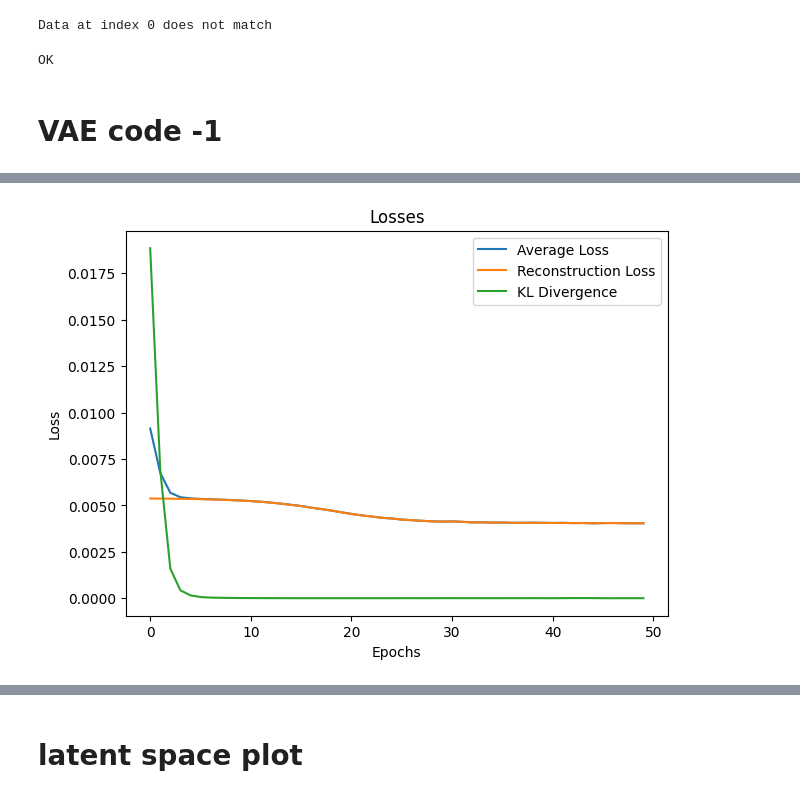
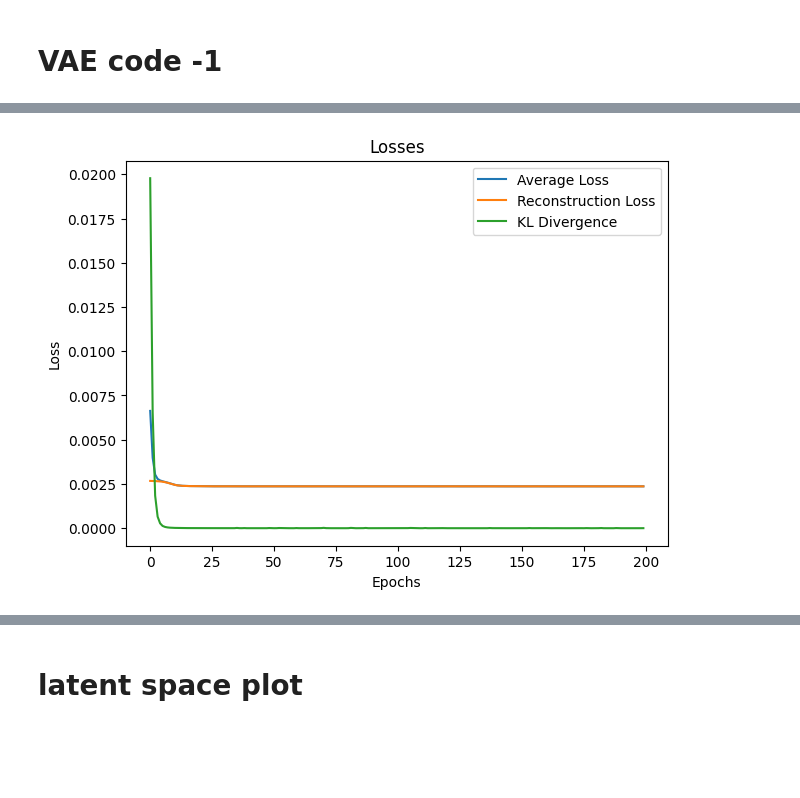
Before and after one commit to Nockda/dissertation, a Jupyter notebook: rl-baselines3-zoo-master/vae_clean_submit.ipynb, the cells around one changed output, grey strips where cells are left out. Saved outputs shown, nothing was run; the diff lists cells and outputs as text; code cells hidden in the pictures; blank space fills up the shorter version.

```diff
--- a/rl-baselines3-zoo-master/vae_clean_submit.ipynb
+++ b/rl-baselines3-zoo-master/vae_clean_submit.ipynb
@@ -123,39 +116,35 @@ tensor([[-1.0000,  1.0000, -0.0378,  ...,  1.6081, -3.4395,  3.4124],
        dtype=torch.float64)
 # %%
-for i in range(len(dataset)):
-    data_from_dataset, label = dataset[i]
-    if label == 0:  # If the label is 0
-        data_from_tensor = combined_tensor[i]
-        if not torch.all(torch.eq(data_from_dataset, data_from_tensor)):
-            print(f"Data at index {i} does not match")
-            break
-else:
-    print("All data match")
+# for i in range(len(dataset)):
+#     data_from_dataset, label = dataset[i]
+#     if label == 0:  # If the label is 0
+#         data_from_tensor = combined_tensor[i]
+#         if not torch.all(torch.eq(data_from_dataset, data_from_tensor)):
+#             print(f"Data at index {i} does not match")
+#             break
+# else:
+#     print("All data match")
-# %% [output]
-Data at index 0 does not match
 # %%
-# Flag to indicate if all data match
-all_data_match = True
+# # Flag to indicate if all data match
+# all_data_match = True
 
-for i in range(len(dataset)):
-    data_from_dataset, label = dataset[i]
-    if label == 2:  # If the label is 0
-        match_found = False
-        for j in range(len(combined_tensor)):  # Iterate through all data in combined_tensor
-            data_from_tensor = combined_tensor[j]
-            if torch.all(torch.eq(data_from_dataset, data_from_tensor)):
-                match_found = True
-                break
-        if not match_found:  # If no match is found for this item
-            all_data_match = False
-            break
+# for i in range(len(dataset)):
+#     data_from_dataset, label = dataset[i]
+#     if label == 2:  # If the label is 0
+#         match_found = False
+#         for j in range(len(combined_tensor)):  # Iterate through all data in combined_tensor
+#             data_from_tensor = combined_tensor[j]
+#             if torch.all(torch.eq(data_from_dataset, data_from_tensor)):
+#                 match_found = True
+#                 break
+#         if not match_found:  # If no match is found for this item
+#             all_data_match = False
+#             break
 
-if all_data_match:
-    print("OK")
-else:
-    print("Error")
+# if all_data_match:
+#     print("OK")
+# else:
+#     print("Error")
-# %% [output]
-OK
 # %%
 # import torch
 
@@ -233,7 +222,7 @@ from torch.utils.data.dataset import random_split
 
 # Assuming combined_tensor is your data
 # Convert the data to float32
-dataset = TensorDataset(combined_tensor.float())
+# dataset = TensorDataset(combined_tensor.float())
 
 # Define the data loader
 batch_size = 512  # adjust as necessary
@@ -251,12 +240,12 @@ test_loader = DataLoader(test_dataset, batch_size=batch_size, shuffle=True)
 
 # Hyperparameters
 input_shape = combined_tensor.shape[1] * combined_tensor.shape[2]  # modify this to match your data
-hidden_dim1 = 512  # modify as needed
-hidden_dim2 = 256  # modify as needed
+hidden_dim1 = 128  # modify as needed
+hidden_dim2 = 64  # modify as needed
 hidden_dim3 = 24  # modify as needed
 latent_dim = 2  # modify as needed
 lr = 5e-5  # learning rate
-n_epochs = 50  # modify as needed
+n_epochs = 200  # modify as needed
 beta = 0.2
 
 # Model, optimizer, and loss function
@@ -271,13 +260,14 @@ def train(epoch, model, optimizer, loss_fn, train_loader):
     train_loss = 0
     total_recon_loss = 0
     total_kl_div = 0
-    for i, batch in enumerate(train_loader):  # using train_loader instead of dataloader
-        batch_data = batch[0]  # get the data from the batch
+    for i, (batch_data, batch_labels) in enumerate(train_loader):  # using train_loader instead of dataloader
+#         batch_data = batch[0]  # get the data from the batch
 
         optimizer.zero_grad()
 
         # Flatten the data
         batch_data = batch_data.view(batch_data.size(0), -1)
+        batch_data = batch_data.float()
 
         reconstructed_batch, mu, log_var = model(batch_data)
 
@@ -345,4 +335,4 @@ plt.show()
-[figure, old version]
+[figure, new version]
 # %%
 def evaluate(model, loss_fn, dataloader):
     model.eval()
```
Also changed, not shown: parts of 27 cells of this notebook, 13 other files.
